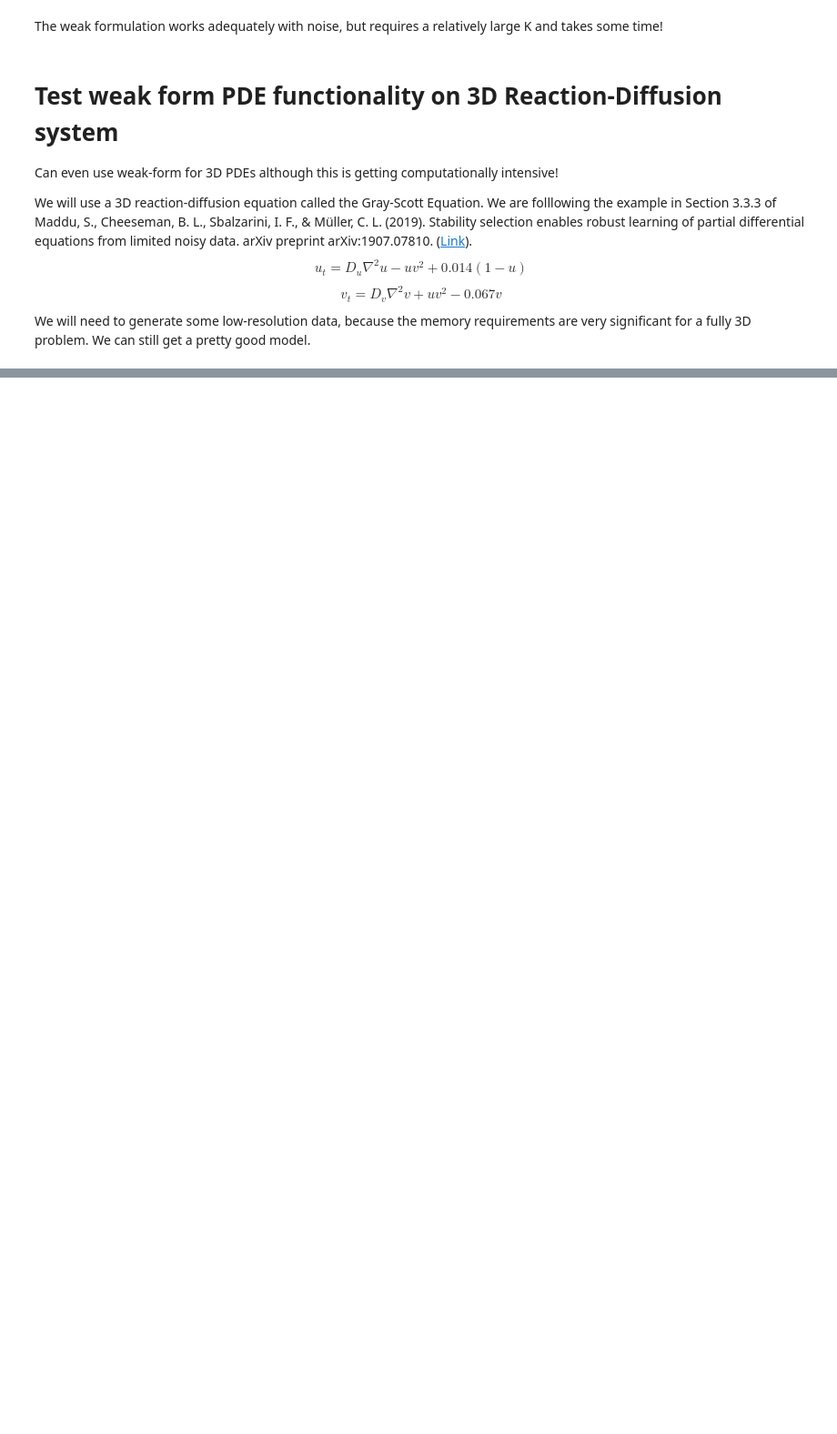
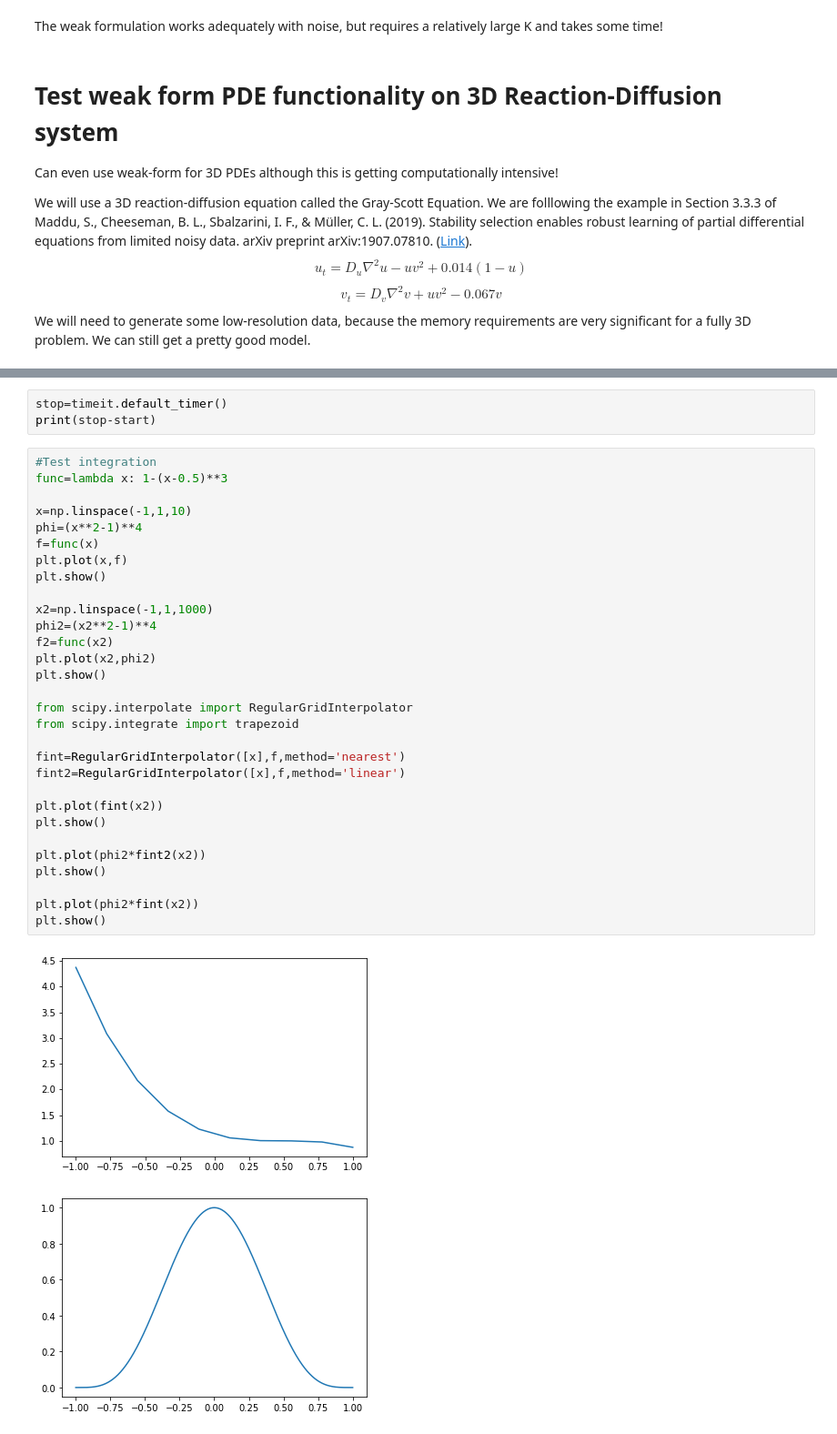
Before and after one commit to znicolaou/pysindy, a Jupyter notebook: examples/12_weakform_SINDy_examples.ipynb, the cells around one changed output, grey strips where cells are left out. Shown at 91% size. Cells and saved outputs as stored; diff of their text form; blank space fills up the shorter version.

Commit message:
updated integrate

```diff
--- a/examples/12_weakform_SINDy_examples.ipynb
+++ b/examples/12_weakform_SINDy_examples.ipynb
@@ -1030,0 +1036,36 @@ model.print()
+# %%
+stop=timeit.default_timer()
+print(stop-start)
+# %%
+#Test integration
+func=lambda x: 1-(x-0.5)**3
+
+x=np.linspace(-1,1,10)
+phi=(x**2-1)**4
+f=func(x)
+plt.plot(x,f)
+plt.show()
+
+x2=np.linspace(-1,1,1000)
+phi2=(x2**2-1)**4
+f2=func(x2)
+plt.plot(x2,phi2)
+plt.show()
+
+from scipy.interpolate import RegularGridInterpolator
+from scipy.integrate import trapezoid
+
+fint=RegularGridInterpolator([x],f,method='nearest')
+fint2=RegularGridInterpolator([x],f,method='linear')
+
+plt.plot(fint(x2))
+plt.show()
+
+plt.plot(phi2*fint2(x2))
+plt.show()
+
+plt.plot(phi2*fint(x2))
+plt.show()
+# %% [output]
+[figure, added]
+[figure, added]
```
Also changed, not shown: parts of 19 cells of this notebook, 3 other files.
